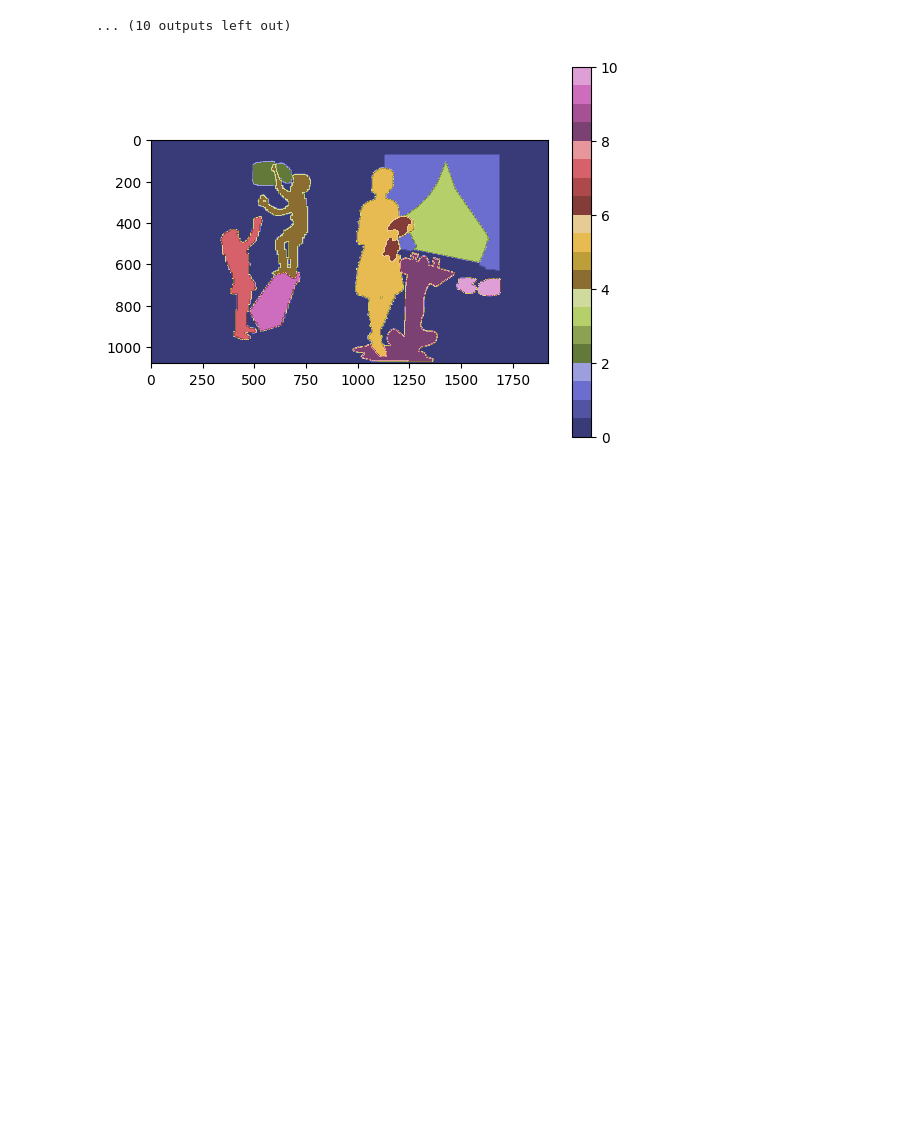
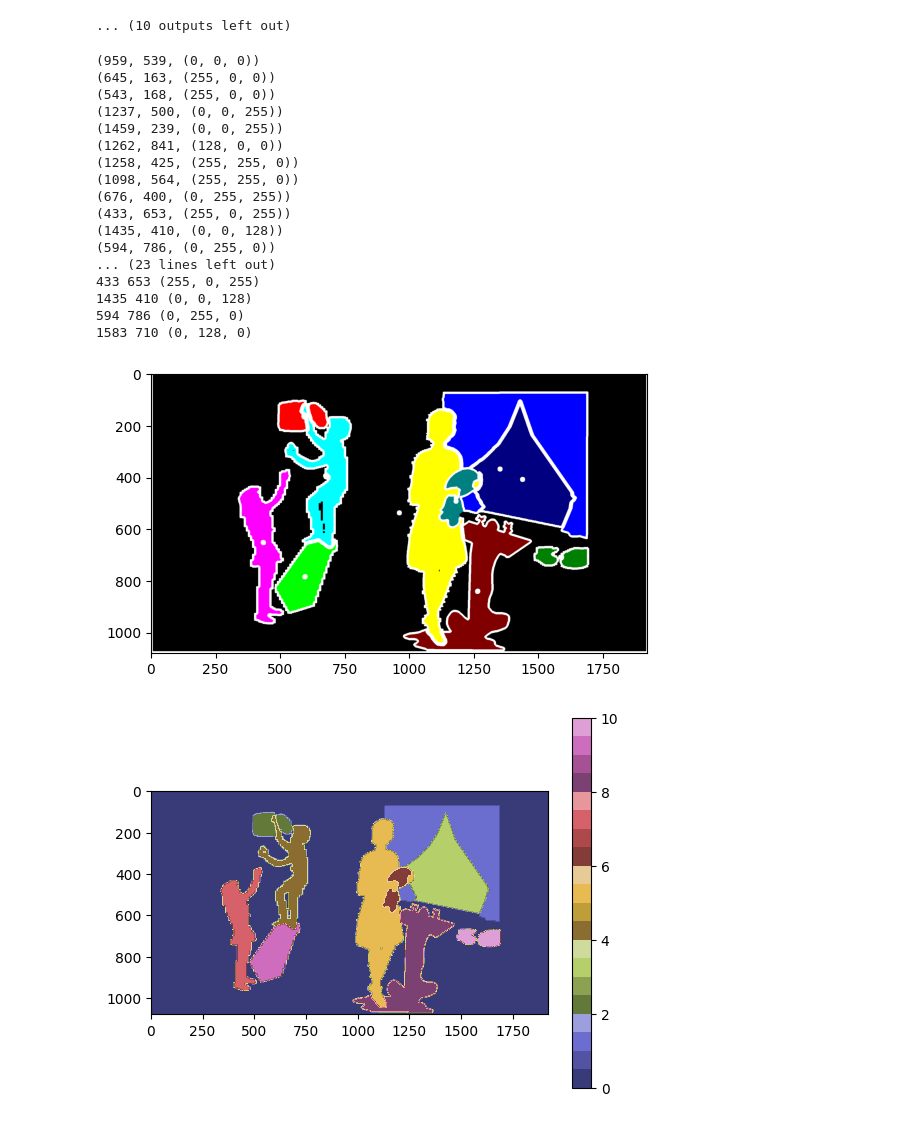
Before and after one commit to mariarlima/llm-hri-cognitive-health, a Jupyter notebook: AnalysisTools/EyeGazeDataTools/GMM.ipynb, the cells around one changed output. Saved outputs shown, nothing was run; the diff lists cells and outputs as text; code cells hidden in the pictures; blank space fills up the shorter version.

```diff
--- a/AnalysisTools/EyeGazeDataTools/GMM.ipynb
+++ b/AnalysisTools/EyeGazeDataTools/GMM.ipynb
@@ -81,6 +81,73 @@ print(segmented_mask)
 [figure]
 5
 ... (10 outputs left out)
+# %%
+centroids = []
+# Iterate over each unique color
+for color in unique_colors:
+    # Create a mask for the current color
+    mask = cv2.inRange(image, color, color)
+
+    # Find the contours of the masked region
+    contours, _ = cv2.findContours(mask, cv2.RETR_EXTERNAL, cv2.CHAIN_APPROX_SIMPLE)
+    cv2.drawContours(image, contours, -1, (255,255,255), 5)
+    # Compute the centroid of each contour
+    for contour in contours:
+        M = cv2.moments(contour)
+        if M["m00"] != 0:
+            cX = int(M["m10"] / M["m00"])
+            cY = int(M["m01"] / M["m00"])
+            centroids.append((cX, cY, tuple(color)))
+        else:
+            centroids.append((0, 0, tuple(color)))
+        print(centroids[-1])
+
+print(centroids)
+post_processed_centroids = {}
+# Print the centroids
+for idx, (cX, cY, color) in enumerate(centroids):
+    print(f"Centroid of color {color}: ({cX}, {cY})")
+    if post_processed_centroids.get(color) is not None:
+        post_processed_centroids[color][0] += cX
+        post_processed_centroids[color][1] += cY
+        post_processed_centroids[color][0] /= 2
+        post_processed_centroids[color][1] /= 2
+        post_processed_centroids[color][0] = round(post_processed_centroids[color][0])
+        post_processed_centroids[color][1] = round(post_processed_centroids[color][1])
+    else:
+        post_processed_centroids[color] = [cX, cY]
+
+centroids = []
+for color in list(post_processed_centroids.keys()):
+    centroids.append((post_processed_centroids[color][0], post_processed_centroids[color][1], color))
+
+
+# Optionally, draw the centroids on the image for visualization
+for (cX, cY, color) in centroids:
+    print(cX, cY, color)
+    cv2.circle(image, (cX, cY), 10, (255, 255, 255), -1)
+
+plt.imshow(image)
+plt.show()
+# %% [output]
+(959, 539, (0, 0, 0))
+(645, 163, (255, 0, 0))
+(543, 168, (255, 0, 0))
+(1237, 500, (0, 0, 255))
+(1459, 239, (0, 0, 255))
+(1262, 841, (128, 0, 0))
+(1258, 425, (255, 255, 0))
+(1098, 564, (255, 255, 0))
+(676, 400, (0, 255, 255))
+(433, 653, (255, 0, 255))
+(1435, 410, (0, 0, 128))
+(594, 786, (0, 255, 0))
+... (23 lines left out)
+433 653 (255, 0, 255)
+1435 410 (0, 0, 128)
+594 786 (0, 255, 0)
+1583 710 (0, 128, 0)
+[figure, added]
 # %%
 import matplotlib.pyplot as plt
 
```
Also changed, not shown: parts of 1 cell of this notebook, 6 other files.
